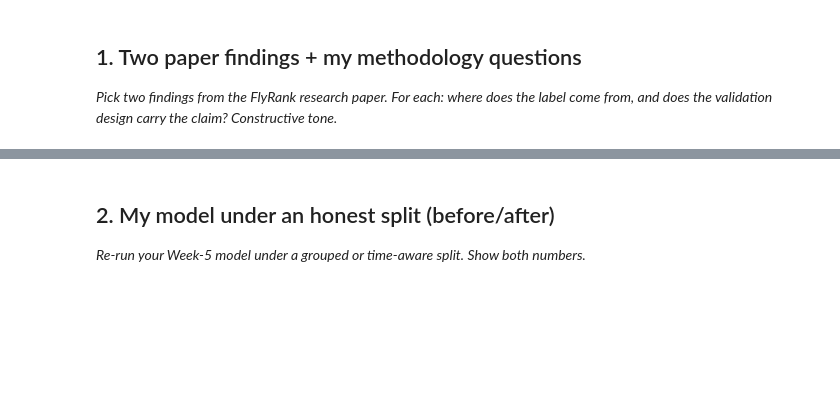
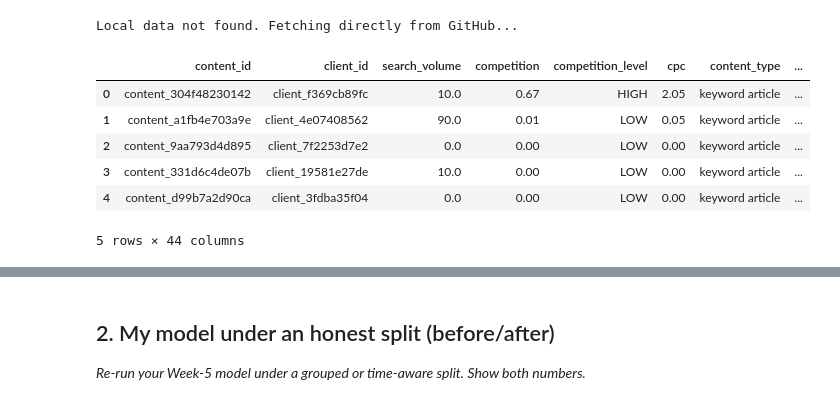
Before and after one commit to tokihab/FlyRankIntern-ML, a Jupyter notebook: work/notebooks/w06_validation_audit.ipynb, the cells around one changed output, grey strips where cells are left out. Saved outputs shown, nothing was run; the diff lists cells and outputs as text; code cells hidden in the pictures; blank space fills up the shorter version.

```diff
--- a/work/notebooks/w06_validation_audit.ipynb
+++ b/work/notebooks/w06_validation_audit.ipynb
@@ -6,7 +6,3 @@
 This skeleton is yours to fill. Work the sections **in order** — each one has a one-line hint. Simple words, honest numbers.
 
 > Working with an AI assistant? Tell it to read `skills/README.md` first and load the one skill this assignment names on its card.
-# %% [markdown]
-## 1. Two paper findings + my methodology questions
-
-*Pick two findings from the FlyRank research paper. For each: where does the label come from, and does the validation design carry the claim? Constructive tone.*
@@ -15,0 +9,34 @@ This skeleton is yours to fill. Work the sections **in order** — each one has
+# %%
+import pandas as pd
+import numpy as np
+import os
+from sklearn.model_selection import train_test_split, GroupShuffleSplit
+from sklearn.ensemble import RandomForestClassifier
+from sklearn.metrics import accuracy_score, roc_auc_score, classification_report
+import matplotlib.pyplot as plt
+
+# Handle paths for local vs Colab execution
+path_from_notebook = '../../data/raw/content_refresh_anonymized.csv'
+path_from_root = 'data/raw/content_refresh_anonymized.csv'
+github_raw_url = 'https://raw.githubusercontent.com/tokihab/flyrankintern-ml/main/data/raw/content_refresh_anonymized.csv'
+
+if os.path.exists(path_from_notebook):
+    df = pd.read_csv(path_from_notebook)
+elif os.path.exists(path_from_root):
+    df = pd.read_csv(path_from_root)
+else:
+    # Fallback for Google Colab
+    print("Local data not found. Fetching directly from GitHub...")
+    df = pd.read_csv(github_raw_url)
+
+# Quick preview
+display(df.head())
+# %% [output]
+Local data not found. Fetching directly from GitHub...
+|  | content_id | client_id | search_volume | competition | competition_level | cpc | content_type | ... |
+| 0 | content_304f48230142 | client_f369cb89fc | 10.0 | 0.67 | HIGH | 2.05 | keyword article | ... |
+| 1 | content_a1fb4e703a9e | client_4e07408562 | 90.0 | 0.01 | LOW | 0.05 | keyword article | ... |
+| 2 | content_9aa793d4d895 | client_7f2253d7e2 | 0.0 | 0.00 | LOW | 0.00 | keyword article | ... |
+| 3 | content_331d6c4de07b | client_19581e27de | 10.0 | 0.00 | LOW | 0.00 | keyword article | ... |
+| 4 | content_d99b7a2d90ca | client_3fdba35f04 | 0.0 | 0.00 | LOW | 0.00 | keyword article | ... |
+5 rows × 44 columns
```
Also changed, not shown: parts of 13 cells of this notebook.
